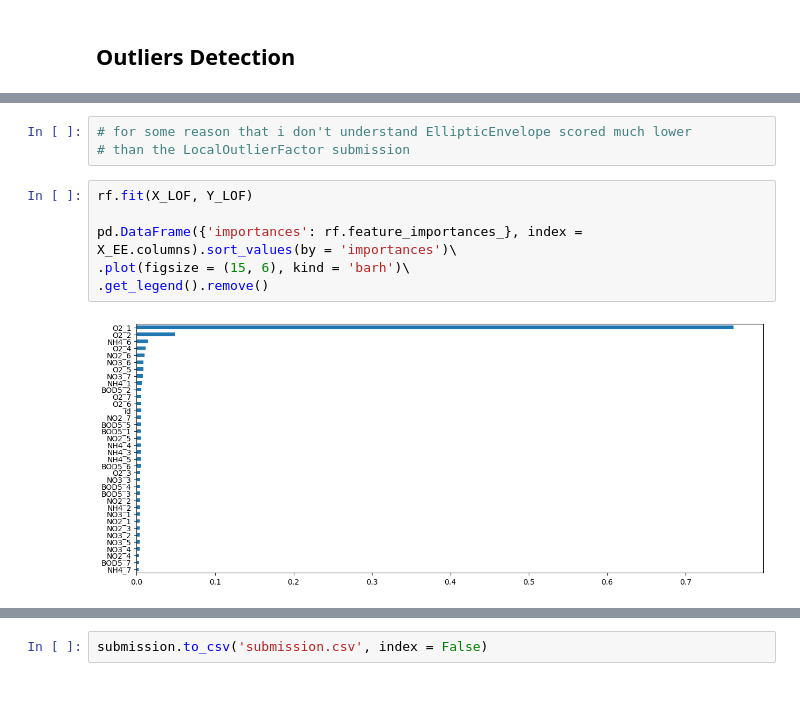
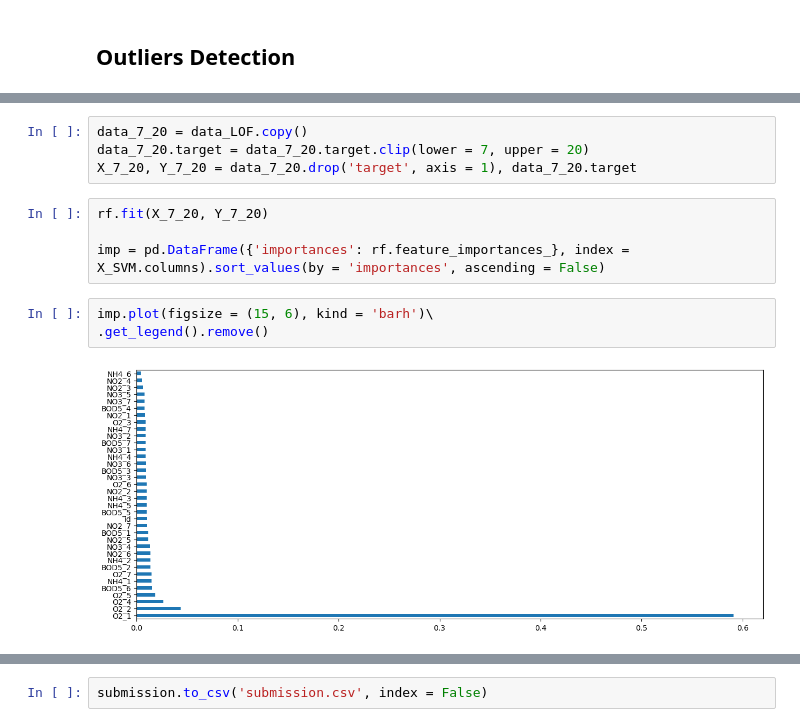
Before and after one commit to Abdulrahman-Adel/Kaggle-Adventures, a Jupyter notebook: data-centric-way-eda-outliers-fs.ipynb, the cells around one changed output, grey strips where cells are left out. Drawn from its saved outputs; the diff is of its cells as text; blank space fills up the shorter version.

```diff
--- a/data-centric-way-eda-outliers-fs.ipynb
+++ b/data-centric-way-eda-outliers-fs.ipynb
@@ -188,12 +163,14 @@ axs[4].legend()
-# %%
-# for some reason that i don't understand EllipticEnvelope scored much lower
-# than the LocalOutlierFactor submission
+# %%
+data_7_20 = data_LOF.copy()
+data_7_20.target = data_7_20.target.clip(lower = 7, upper = 20)
+X_7_20, Y_7_20 = data_7_20.drop('target', axis = 1), data_7_20.target
 # %%
-rf.fit(X_LOF, Y_LOF)
+rf.fit(X_7_20, Y_7_20)
 
-pd.DataFrame({'importances': rf.feature_importances_}, index = X_EE.columns).sort_values(by = 'importances')\
-.plot(figsize = (15, 6), kind = 'barh')\
-.get_legend().remove()
+imp = pd.DataFrame({'importances': rf.feature_importances_}, index = X_SVM.columns).sort_values(by = 'importances', ascending = False)
-# %% [output]
-[figure, removed]
+# %%
+imp.plot(figsize = (15, 6), kind = 'barh')\
+.get_legend().remove()
+# %% [output]
+[figure, added]
 # %%
```
Also changed, not shown: parts of 10 cells of this notebook.
